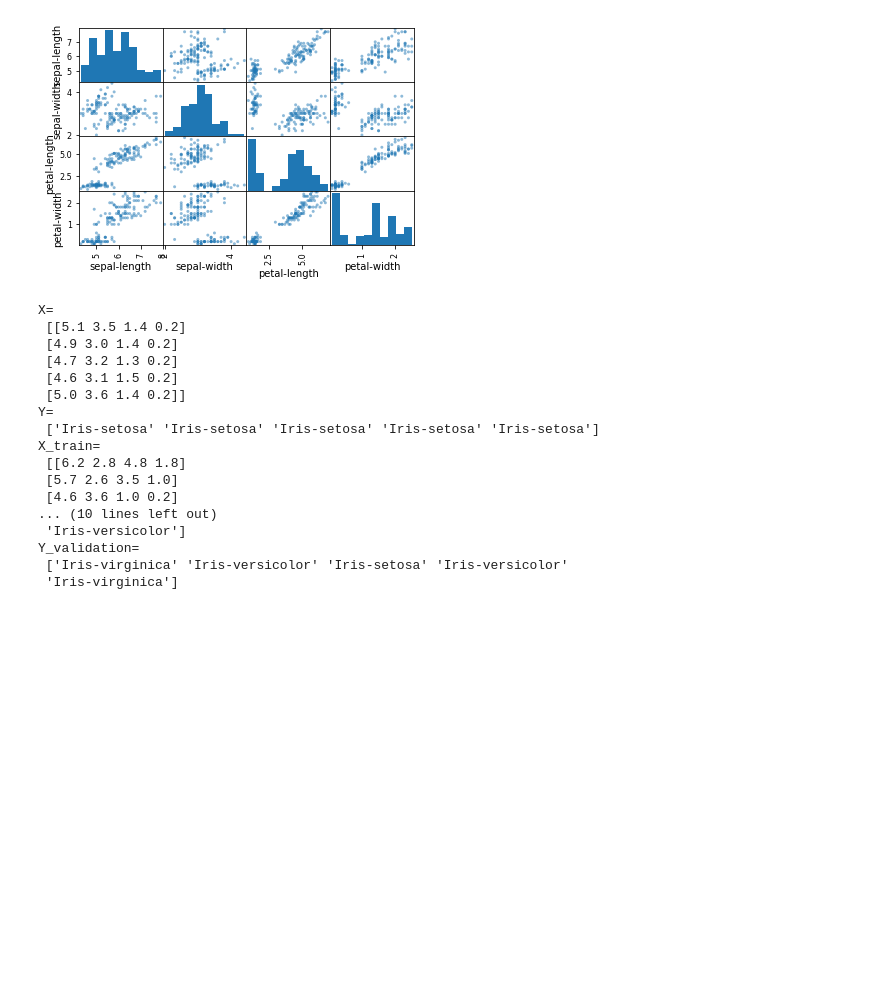
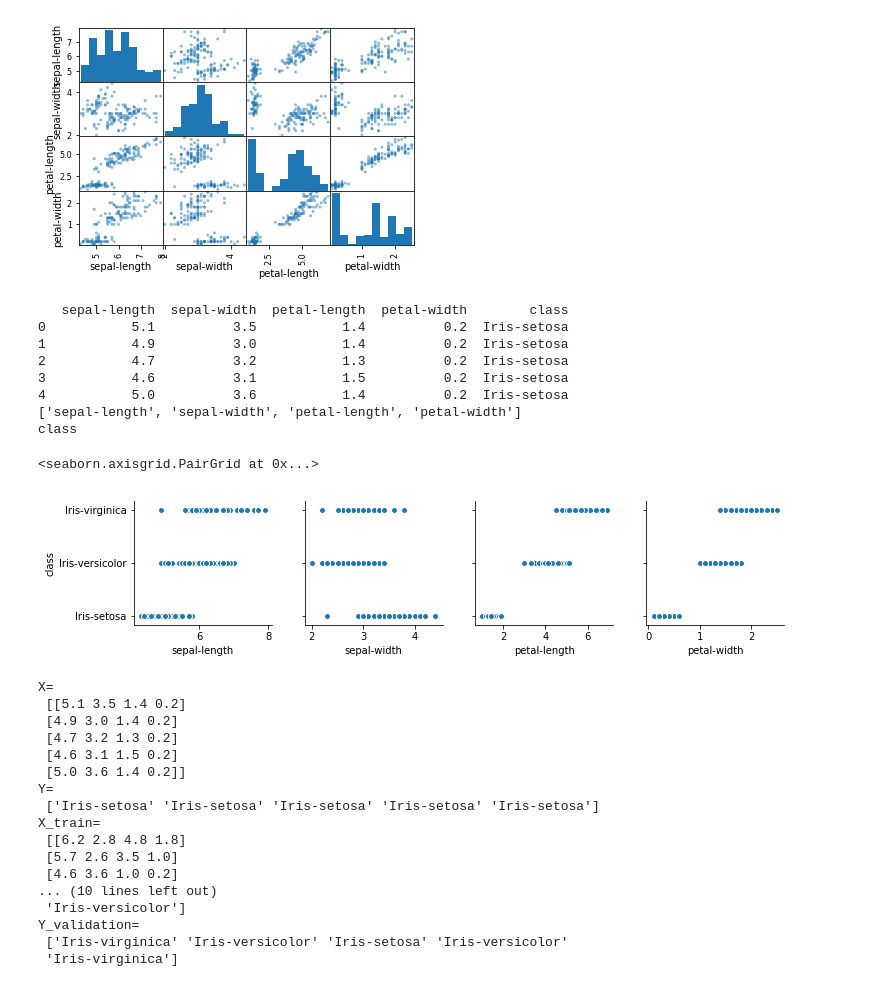
Before and after one commit to pegomin/machine-learning---zero-to-deep-dive, a Jupyter notebook: Machine Learning - Zero to Deep Dive (lecture 3) - 181005.ipynb, the cells around one changed output. Cells and saved outputs as stored; diff of their text form; code cells hidden in the pictures; blank space fills up the shorter version.

```diff
--- a/Machine Learning - Zero to Deep Dive (lecture 3) - 181005.ipynb
+++ b/Machine Learning - Zero to Deep Dive (lecture 3) - 181005.ipynb
@@ -163,4 +125,30 @@ plt.show()
 # %% [output]
 [figure]
 [figure]
+# %%
+# import numpy
+# import scipy
+# import matplotlib
+# import pandas
+# import statsmodels
+import seaborn as sns # conventional way to import seaborn
+# allow plots to appear within the notebook
+%matplotlib inline
+
+print(iris_dataset[0:5])
+print(iris_names[0:len(iris_names)-1])
+print(iris_names[len(iris_names)-1])
+sns.pairplot(iris_dataset, x_vars=iris_names[0:len(iris_names)-1], y_vars=iris_names[len(iris_names)-1])
+# sns.pairplot(iris_dataset, x_vars=iris_names[0:len(iris_names)-1], y_vars=iris_names[len(iris_names)-1], size=7, aspect=0.7, kind='reg')
+# %% [output]
+   sepal-length  sepal-width  petal-length  petal-width        class
+0           5.1          3.5           1.4          0.2  Iris-setosa
+1           4.9          3.0           1.4          0.2  Iris-setosa
+2           4.7          3.2           1.3          0.2  Iris-setosa
+3           4.6          3.1           1.5          0.2  Iris-setosa
+4           5.0          3.6           1.4          0.2  Iris-setosa
+['sepal-length', 'sepal-width', 'petal-length', 'petal-width']
+class
+<seaborn.axisgrid.PairGrid at 0x...>
+[figure, added]
 # %%
```
Also changed, not shown: parts of 15 cells of this notebook.
